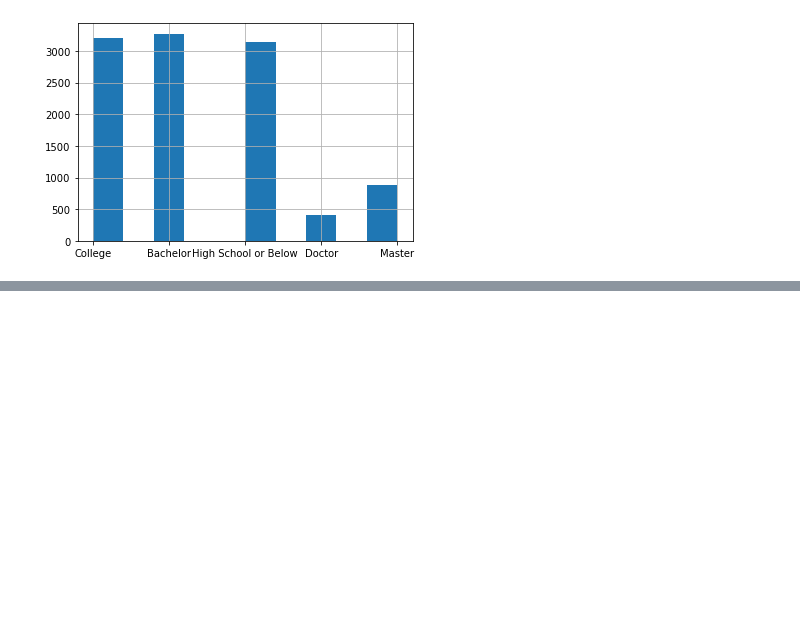
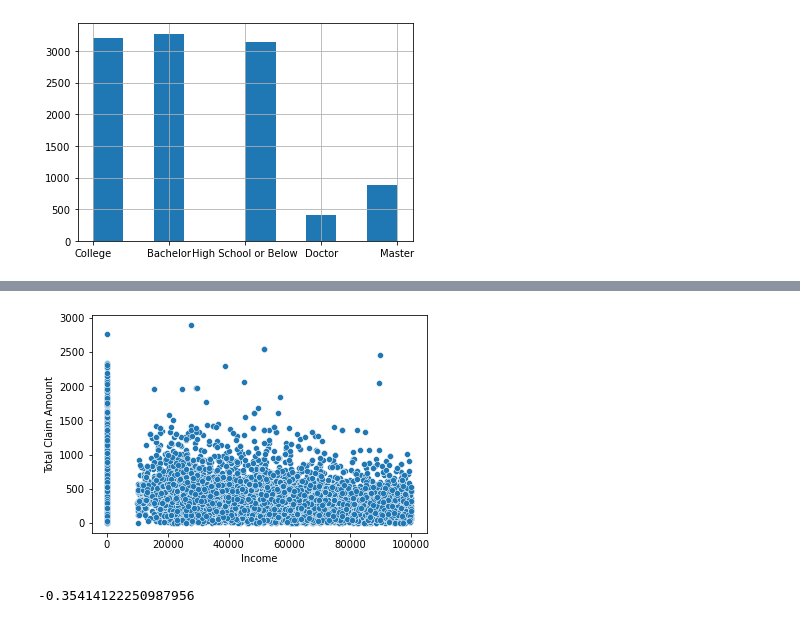
Before and after one commit to begumerdem/lab-customer-analysis-round-2, a Jupyter notebook: files_for_lab/csv_files/round2.ipynb, the cells around one changed output, grey strips where cells are left out. Saved outputs shown, nothing was run; the diff lists cells and outputs as text; code cells hidden in the pictures; blank space fills up the shorter version.

```diff
--- a/files_for_lab/csv_files/round2.ipynb
+++ b/files_for_lab/csv_files/round2.ipynb
@@ -486,0 +500,9 @@ plt.show()
+# %%
+sns.scatterplot(x='Income',y='Total Claim Amount',data=file1)
+plt.show()
+# %% [output]
+[figure, added]
+# %%
+file1['Total Claim Amount'].corr(file1['Income'])
+# %% [output]
+-0.35414122250987956
```
Also changed, not shown: parts of 88 cells of this notebook.
